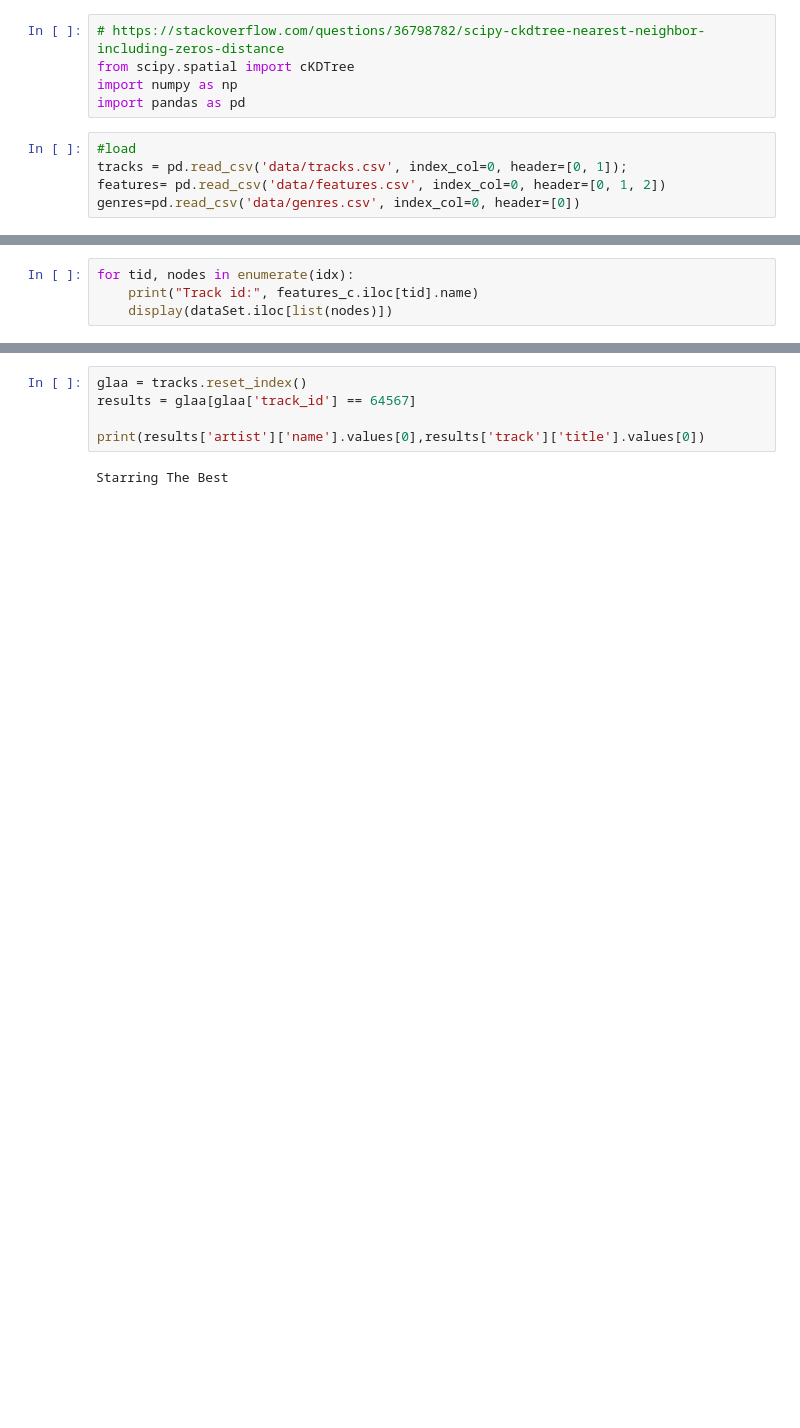
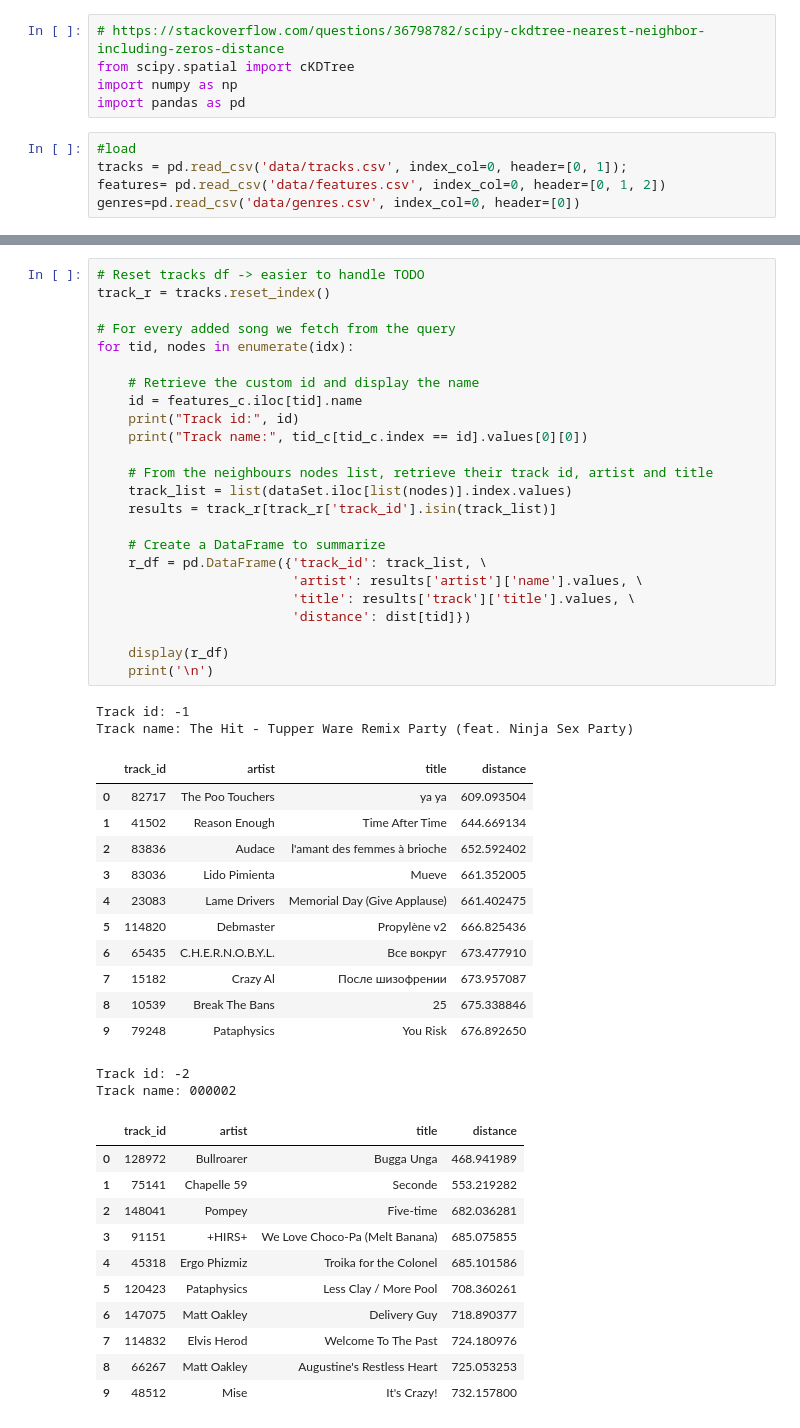
Before and after one commit to TTimTT/NTDS_Project, a Jupyter notebook: Project/timEXP.ipynb, the cells around one changed output, grey strips where cells are left out. Drawn from its saved outputs; the diff is of its cells as text; blank space fills up the shorter version.

```diff
--- a/Project/timEXP.ipynb
+++ b/Project/timEXP.ipynb
@@ -108,4 +90,0 @@ array([[   0, 1330,  169, 1979, 1333, 2603,  874,  379, 1726, 1022],
-# %%
-for tid, nodes in enumerate(idx):
-    print("Track id:", features_c.iloc[tid].name)
-    display(dataSet.iloc[list(nodes)])
@@ -160,7 +91,51 @@ tracks.head()
-# %%
-glaa = tracks.reset_index()
-results = glaa[glaa['track_id'] == 64567]
-
-print(results['artist']['name'].values[0],results['track']['title'].values[0])
-# %% [output]
-Starring The Best
+# %%
+# Reset tracks df -> easier to handle TODO
+track_r = tracks.reset_index()
+
+# For every added song we fetch from the query
+for tid, nodes in enumerate(idx):
+
+    # Retrieve the custom id and display the name
+    id = features_c.iloc[tid].name
+    print("Track id:", id)
+    print("Track name:", tid_c[tid_c.index == id].values[0][0])
+
+    # From the neighbours nodes list, retrieve their track id, artist and title
+    track_list = list(dataSet.iloc[list(nodes)].index.values)
+    results = track_r[track_r['track_id'].isin(track_list)]
+
+    # Create a DataFrame to summarize
+    r_df = pd.DataFrame({'track_id': track_list, \
+                         'artist': results['artist']['name'].values, \
+                         'title': results['track']['title'].values, \
+                         'distance': dist[tid]})
+
+    display(r_df)
+    print('\n')
+# %% [output]
+Track id: -1
+Track name: The Hit - Tupper Ware Remix Party (feat. Ninja Sex Party)
+|  | track_id | artist | title | distance |
+| 0 | 82717 | The Poo Touchers | ya ya | 609.093504 |
+| 1 | 41502 | Reason Enough | Time After Time | 644.669134 |
+| 2 | 83836 | Audace | l'amant des femmes à brioche | 652.592402 |
+| 3 | 83036 | Lido Pimienta | Mueve | 661.352005 |
+| 4 | 23083 | Lame Drivers | Memorial Day (Give Applause) | 661.402475 |
+| 5 | 114820 | Debmaster | Propylène v2 | 666.825436 |
+| 6 | 65435 | C.H.E.R.N.O.B.Y.L. | Все вокруг | 673.477910 |
+| 7 | 15182 | Crazy Al | После шизофрении | 673.957087 |
+| 8 | 10539 | Break The Bans | 25 | 675.338846 |
+| 9 | 79248 | Pataphysics | You Risk | 676.892650 |
+Track id: -2
+Track name: 000002
+|  | track_id | artist | title | distance |
+| 0 | 128972 | Bullroarer | Bugga Unga | 468.941989 |
+| 1 | 75141 | Chapelle 59 | Seconde | 553.219282 |
+| 2 | 148041 | Pompey | Five-time | 682.036281 |
+| 3 | 91151 | +HIRS+ | We Love Choco-Pa (Melt Banana) | 685.075855 |
+| 4 | 45318 | Ergo Phizmiz | Troika for the Colonel | 685.101586 |
+| 5 | 120423 | Pataphysics | Less Clay / More Pool | 708.360261 |
+| 6 | 147075 | Matt Oakley | Delivery Guy | 718.890377 |
+| 7 | 114832 | Elvis Herod | Welcome To The Past | 724.180976 |
+| 8 | 66267 | Matt Oakley | Augustine's Restless Heart | 725.053253 |
+| 9 | 48512 | Mise | It's Crazy! | 732.157800 |
```
Also changed, not shown: parts of 14 cells of this notebook.
